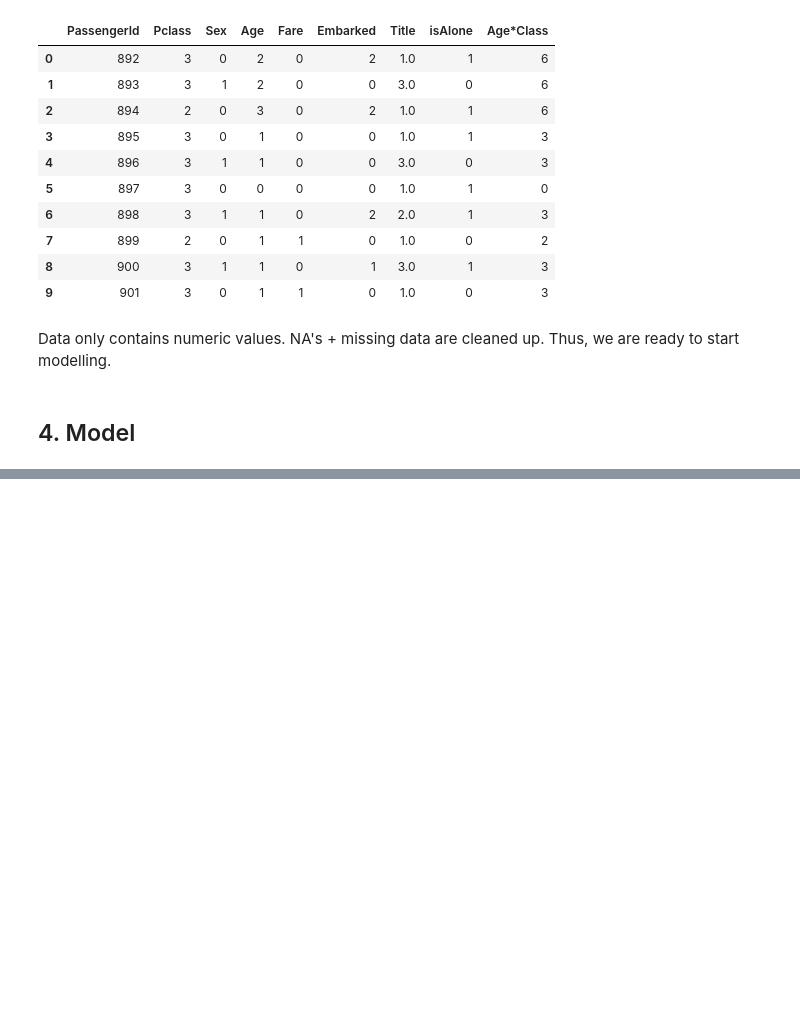
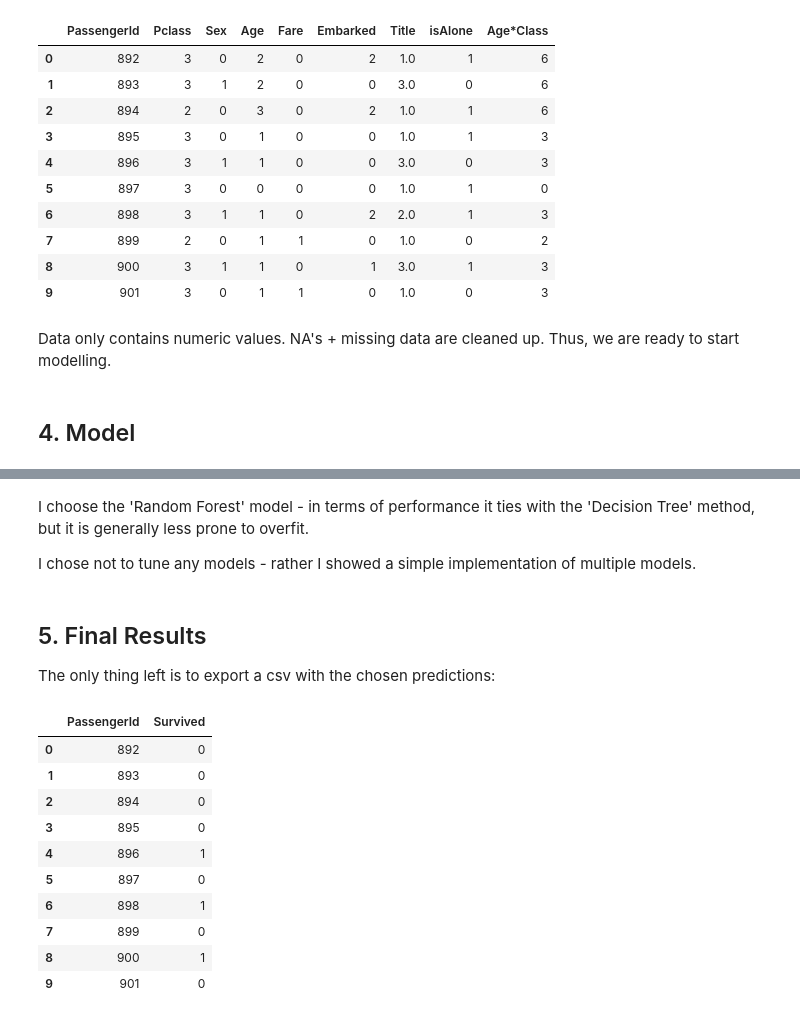
Before and after one commit to alexpberger/titanic-analysis-and-predictions, a Jupyter notebook: Titanic Survival Prediction.ipynb, the cells around one changed output, grey strips where cells are left out. Cells and saved outputs as stored; diff of their text form; code cells hidden in the pictures; blank space fills up the shorter version.

```diff
--- a/Titanic Survival Prediction.ipynb
+++ b/Titanic Survival Prediction.ipynb
@@ -645,0 +848,27 @@ Data only contains numeric values. NA's + missing data are cleaned up. Thus, we
+# %% [markdown]
+I choose the 'Random Forest' model - in terms of performance it ties with the 'Decision Tree' method, but it is generally less prone to overfit.
+
+I chose not to tune any models - rather I showed a simple implementation of multiple models.
+# %% [markdown]
+## 5. Final Results
+
+The only thing left is to export a csv with the chosen predictions:
+# %%
+to_kaggle = pd.DataFrame({
+    "PassengerId": test_df["PassengerId"],
+    "Survived": Y_pred
+})
+
+to_kaggle.iloc[:10]
+# %% [output]
+|  | PassengerId | Survived |
+| 0 | 892 | 0 |
+| 1 | 893 | 0 |
+| 2 | 894 | 0 |
+| 3 | 895 | 0 |
+| 4 | 896 | 1 |
+| 5 | 897 | 0 |
+| 6 | 898 | 1 |
+| 7 | 899 | 0 |
+| 8 | 900 | 1 |
+| 9 | 901 | 0 |
```
Also changed, not shown: parts of 40 cells of this notebook, 1 other file.
